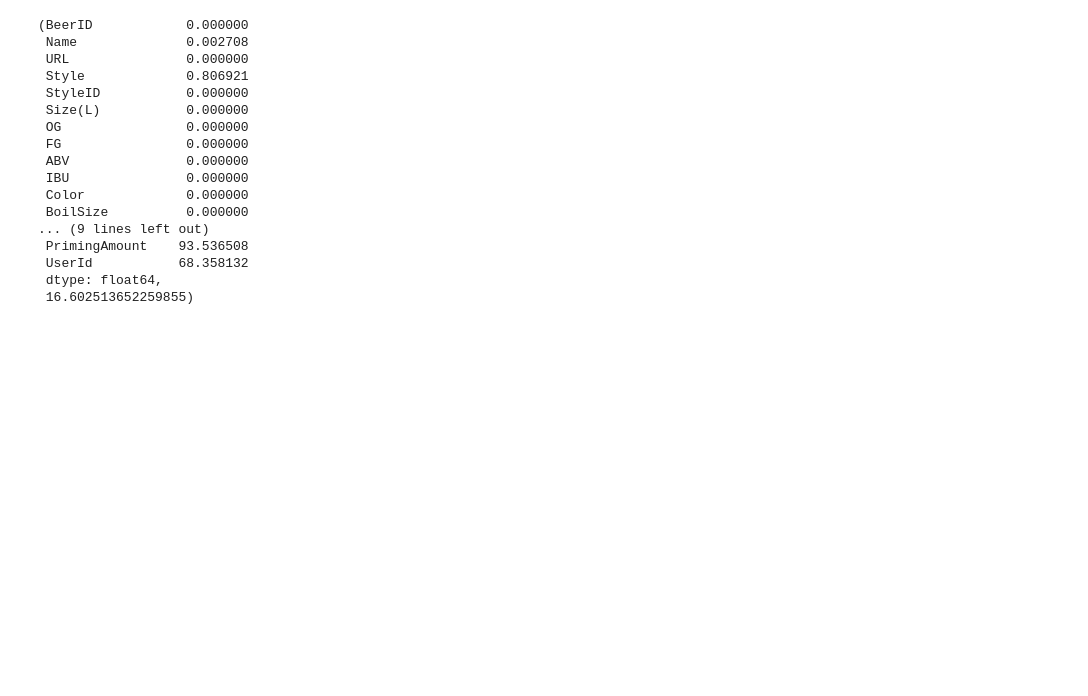
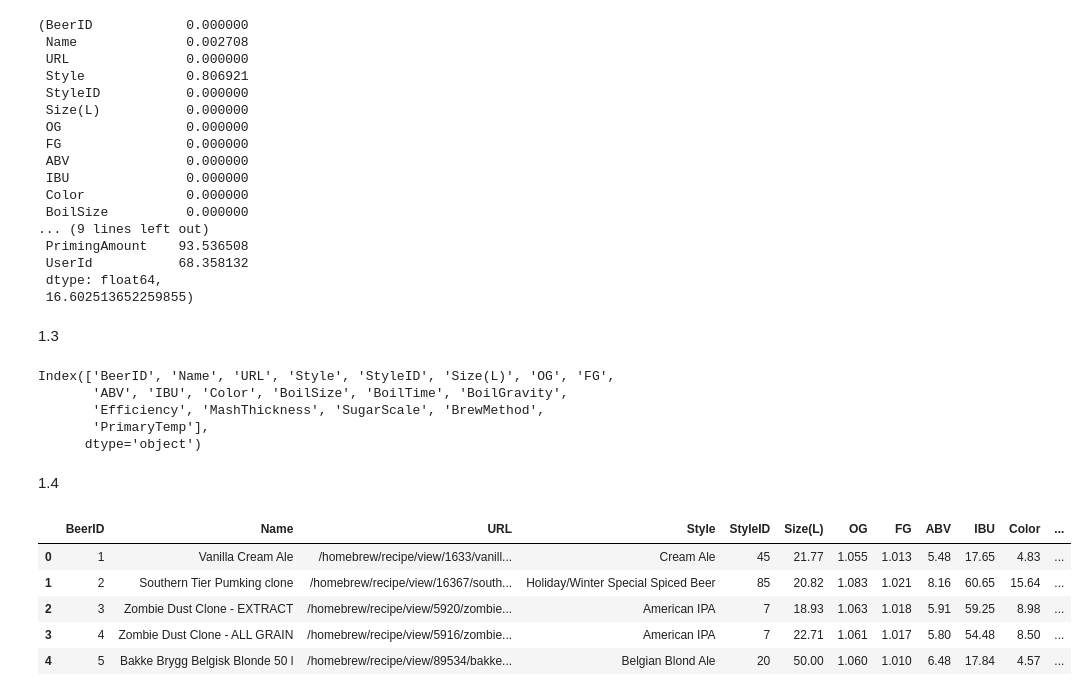
Before and after one commit to vinhbui123/machine_learning, a Jupyter notebook: lab2.ipynb, the cells around one changed output. Drawn from its saved outputs; the diff is of its cells as text; code cells hidden in the pictures; blank space fills up the shorter version.

```diff
--- a/lab2.ipynb
+++ b/lab2.ipynb
@@ -83,3 +83,50 @@ missing_rate, overall_missing_rate
  UserId           68.358132
  dtype: float64,
  16.602513652259855)
+# %% [markdown]
+1.3
+# %%
+# Drop columns where the missing rate is greater than 50%
+threshold = 50  # Percentage threshold for dropping columns
+columns_to_drop = missing_rate[missing_rate > threshold].index
+
+# Drop the identified columns
+df_cleaned = df.drop(columns=columns_to_drop)
+
+# Display the remaining columns after dropping
+df_cleaned.columns
+# %% [output]
+Index(['BeerID', 'Name', 'URL', 'Style', 'StyleID', 'Size(L)', 'OG', 'FG',
+       'ABV', 'IBU', 'Color', 'BoilSize', 'BoilTime', 'BoilGravity',
+       'Efficiency', 'MashThickness', 'SugarScale', 'BrewMethod',
+       'PrimaryTemp'],
+      dtype='object')
+# %% [markdown]
+1.4
+# %%
+from sklearn.impute import SimpleImputer
+
+# Identify columns with missing values but missing rate <= 50%
+low_missing_cols = missing_rate[(missing_rate > 0) & (missing_rate <= 50)].index
+
+# Separate numerical and categorical columns
+num_cols = df_cleaned[low_missing_cols].select_dtypes(include=['number']).columns
+cat_cols = df_cleaned[low_missing_cols].select_dtypes(include=['object']).columns
+
+# Impute numerical columns with median
+num_imputer = SimpleImputer(strategy='median')
+df_cleaned[num_cols] = num_imputer.fit_transform(df_cleaned[num_cols])
+
+# Impute categorical columns with the most frequent value (mode)
+cat_imputer = SimpleImputer(strategy='most_frequent')
+df_cleaned[cat_cols] = cat_imputer.fit_transform(df_cleaned[cat_cols])
+
+# Display a sample of the cleaned dataset after imputation
+df_cleaned.head()
+# %% [output]
+|  | BeerID | Name | URL | Style | StyleID | Size(L) | OG | FG | ABV | IBU | Color | ... |
+| 0 | 1 | Vanilla Cream Ale | /homebrew/recipe/view/1633/vanill... | Cream Ale | 45 | 21.77 | 1.055 | 1.013 | 5.48 | 17.65 | 4.83 | ... |
+| 1 | 2 | Southern Tier Pumking clone | /homebrew/recipe/view/16367/south... | Holiday/Winter Special Spiced Beer | 85 | 20.82 | 1.083 | 1.021 | 8.16 | 60.65 | 15.64 | ... |
+| 2 | 3 | Zombie Dust Clone - EXTRACT | /homebrew/recipe/view/5920/zombie... | American IPA | 7 | 18.93 | 1.063 | 1.018 | 5.91 | 59.25 | 8.98 | ... |
+| 3 | 4 | Zombie Dust Clone - ALL GRAIN | /homebrew/recipe/view/5916/zombie... | American IPA | 7 | 22.71 | 1.061 | 1.017 | 5.80 | 54.48 | 8.50 | ... |
+| 4 | 5 | Bakke Brygg Belgisk Blonde 50 l | /homebrew/recipe/view/89534/bakke... | Belgian Blond Ale | 20 | 50.00 | 1.060 | 1.010 | 6.48 | 17.84 | 4.57 | ... |
```
Also changed, not shown: parts of 2 cells of this notebook.
